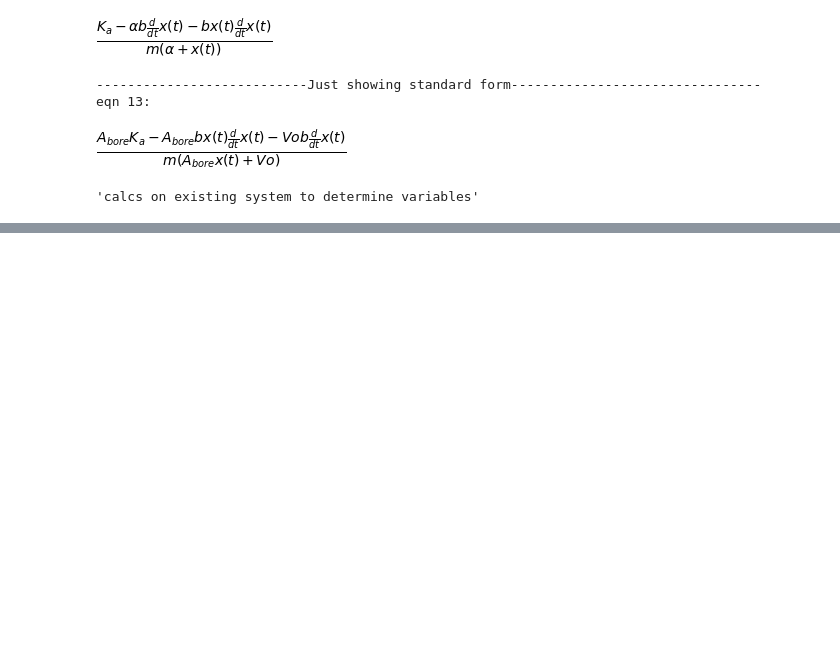
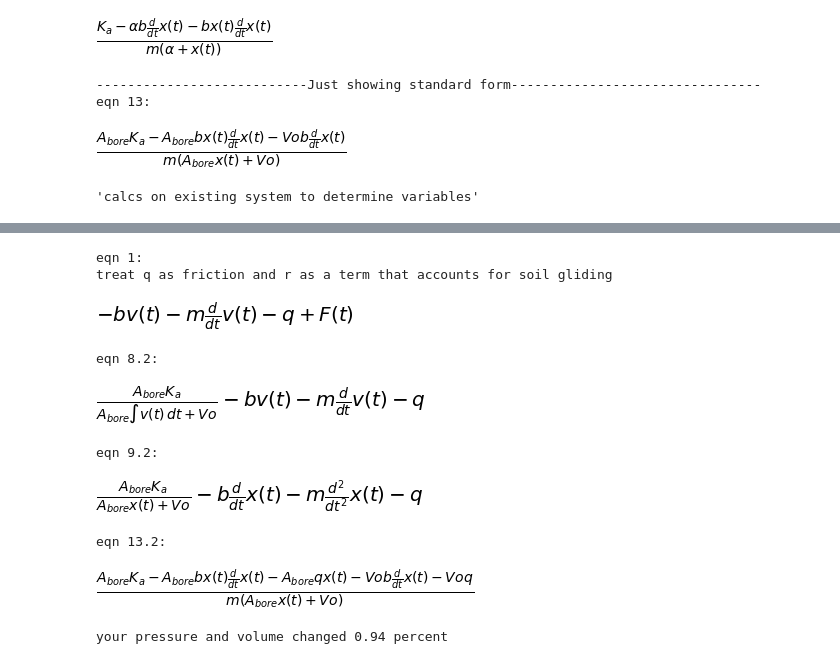
Before and after one commit to jlipari/public, a Jupyter notebook: pneumatic model.ipynb, the cells around one changed output, grey strips where cells are left out. Cells and saved outputs as stored; diff of their text form; code cells hidden in the pictures; blank space fills up the shorter version.

Commit message:
created linear model of soil

```diff
--- a/pneumatic model.ipynb
+++ b/pneumatic model.ipynb
@@ -257,2 +269,50 @@ ax5.plot(time,a)
 
 fig.subplots_adjust(hspace=.5, right=.6, top = .95, bottom = .05)
+# %%
+"""redefine equation 1 to be a different soil model"""
+
+'''Apply Newtons 2nd Law to mass'''
+v, F = sym.symbols('v F', cls=sym.Function)
+#Apply Newtons law to the mass
+m, b, t, q = sym.symbols('m b t q')
+
+print('eqn 1:')
+print("treat q as friction and r as a term that accounts for soil gliding")
+eqn1 = F(t) - q - b*v(t) - sym.Derivative(v(t),t)*m
+display(eqn1)
+
+#rewrite equation 8
+#sub 7 into 1
+print('eqn 8.2:')
+eqn8 = eqn1.subs({F(t):sym.solve(eqn7,F(t))[0]})
+display(eqn8)
+
+#write in terms of x(t)
+x = sym.symbols('x', cls=sym.Function)
+
+print('eqn 9.2:')
+eqn9 = eqn8.subs({sym.Integral(v(t),t):x(t), v(t): sym.Derivative(x(t),t)})
+display(eqn9)
+
+#I actually want to see where A_bore and Vo end up in this form
+print('eqn 13.2:')
+eqn13 = sym.solve(eqn9, sym.Derivative(x(t),t,t))[0]
+display(eqn13)
+# %% [output]
+eqn 1:
+treat q as friction and r as a term that accounts for soil gliding
+[figure, added]
+eqn 8.2:
+[figure, added]
+eqn 9.2:
+[figure, added]
+eqn 13.2:
+[figure, added]
+# %%
+#postprocess
+
+deltaP = ((max(P)-min(P))/max(P)*100)
+deltaV = ((max(V)-min(V))/max(V)*100)
+print("your pressure and volume changed {:.2f} percent".format(deltaP))
+# %% [output]
+your pressure and volume changed 0.94 percent
```
Also changed, not shown: parts of 3 cells of this notebook.
